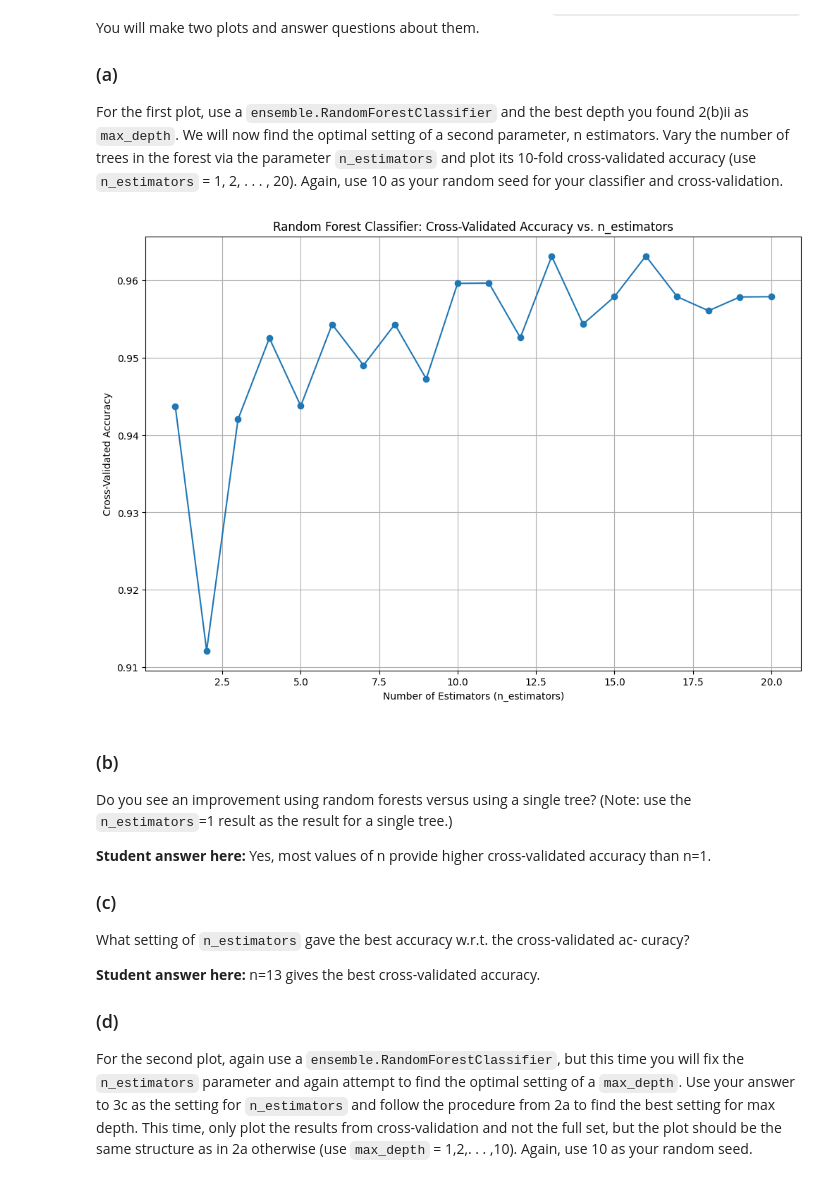
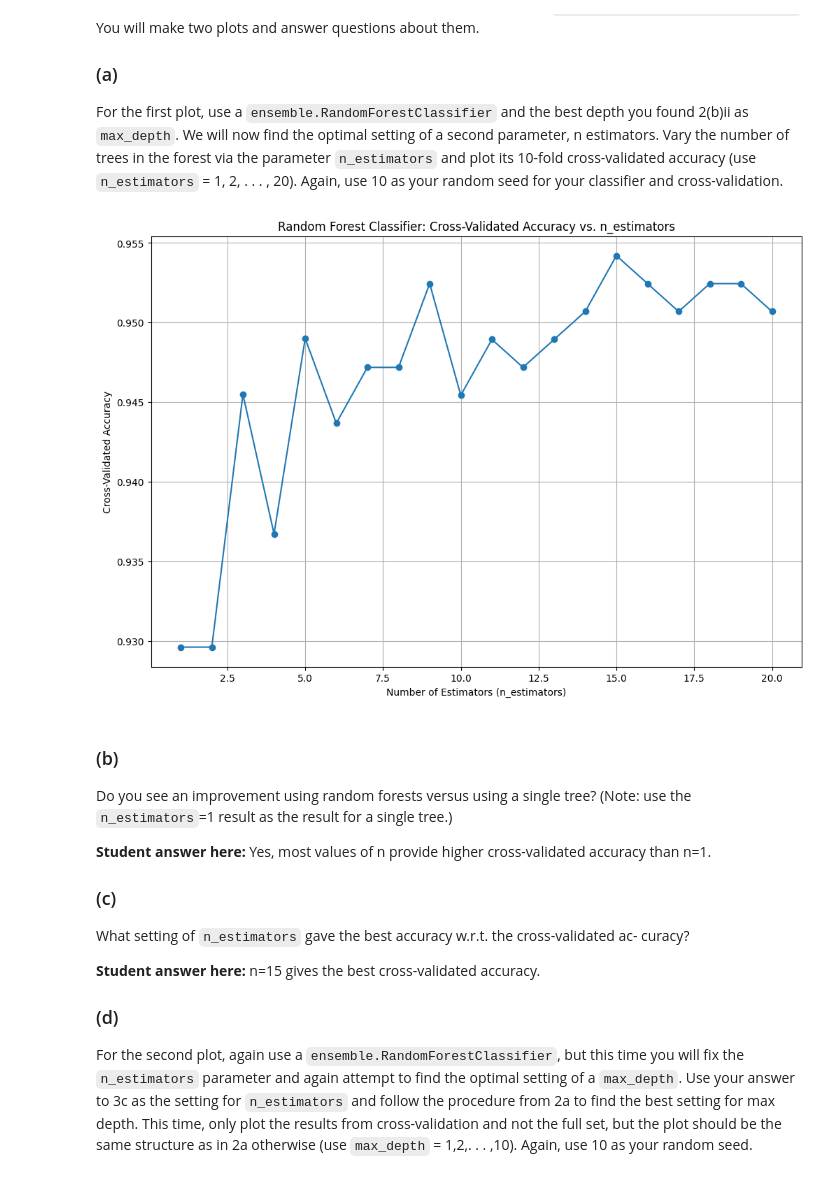
Before and after one commit to DapperDataAnalyst/Machine_Learning, a Jupyter notebook: HW1 Code.ipynb, the cells around one changed output. Saved outputs shown, nothing was run; the diff lists cells and outputs as text; code cells hidden in the pictures.

```diff
--- a/HW1 Code.ipynb
+++ b/HW1 Code.ipynb
@@ -69,7 +69,7 @@ max_depths = np.arange(1, 11)
 
 for max_depth in max_depths:
     # Train a DecisionTreeClassifier with the current max_depth
-    clf = tree.DecisionTreeClassifier(max_depth=max_depth)
+    clf = tree.DecisionTreeClassifier(max_depth=max_depth, random_state=10)
     clf = clf.fit(X, y)
 
     # Evaluate on the full dataset
@@ -77,7 +77,7 @@ for max_depth in max_depths:
     train_scores.append(train_score)
 
     # Perform 10-fold cross-validation
-    cv_score = np.mean(cross_val_score(clf, X, y, cv=10))
+    cv_score = np.mean(cross_val_score(clf, X, y, cv=KFold(n_splits=10,random_state=10,shuffle=True)))
     cv_scores.append(cv_score)
 
 # Plot the results
@@ -127,30 +127,30 @@ use 10 as your random seed for your classifier and cross-validation.
 # %%
 BEST_DEPTH = 7
 
 # Initialize lists to store cross-validated accuracy scores
 cv_scores = []
 
 # Vary n_estimators from 1 to 20
 n_estimators_values = np.arange(1, 21)
 
 for n_estimators in n_estimators_values:
     # Initialize a RandomForestClassifier with the specified max_depth and n_estimators
-    clf = ensemble.RandomForestClassifier(max_depth=BEST_DEPTH, n_estimators=n_estimators)
+    clf = ensemble.RandomForestClassifier(max_depth=BEST_DEPTH, n_estimators=n_estimators, random_state=10)
 
     # Perform 10-fold cross-validation
-    cv_score = np.mean(cross_val_score(clf, X, y, cv=10))
+    cv_score = np.mean(cross_val_score(clf, X, y, cv=KFold(n_splits=10,random_state=10,shuffle=True)))
     cv_scores.append(cv_score)
 
 # Plot the results
 plt.figure(figsize=FIGSIZE)
 plt.plot(n_estimators_values, cv_scores, marker='o')
 plt.xlabel('Number of Estimators (n_estimators)')
 plt.ylabel('Cross-Validated Accuracy')
 plt.title('Random Forest Classifier: Cross-Validated Accuracy vs. n_estimators')
 plt.grid(True)
 plt.show()
 # %% [output]
-[figure, old version]
+[figure, new version]
 # %% [markdown]
 ### (b)
 Do you see an improvement using random forests versus using a single tree? (Note: use
@@ -164,7 +164,7 @@ What setting of `n_estimators` gave the best accuracy w.r.t. the cross-validated
 curacy?
 
 **Student answer here:**
-n=13 gives the best cross-validated accuracy.
+n=15 gives the best cross-validated accuracy.
 
 ### (d)
 For the second plot, again use a `ensemble.RandomForestClassifier`, but this time
```
Also changed, not shown: parts of 6 cells of this notebook.
